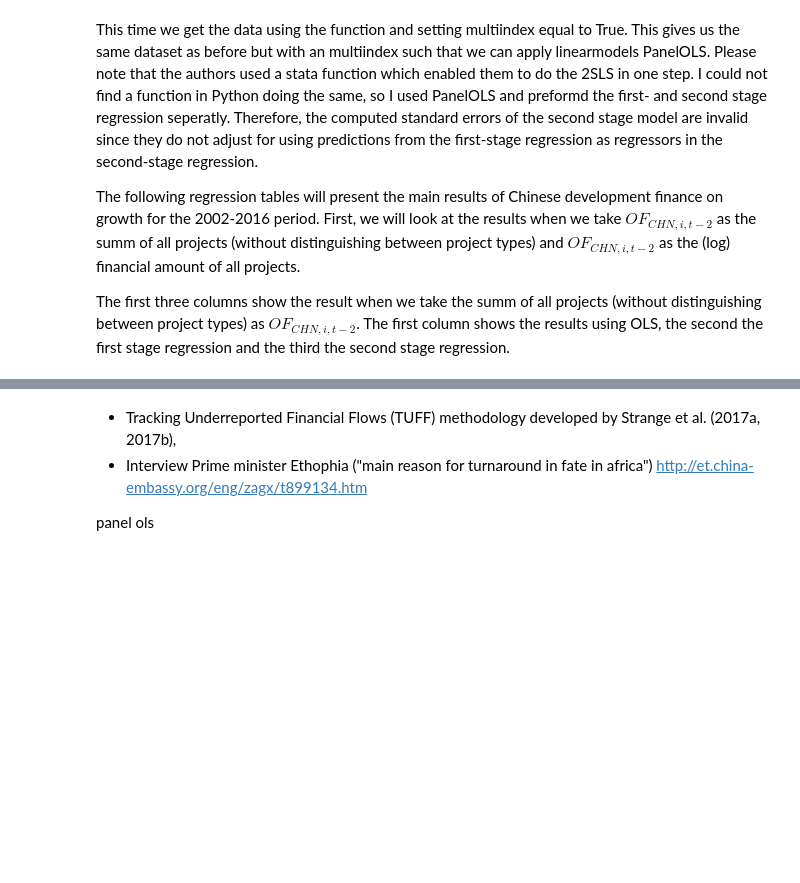
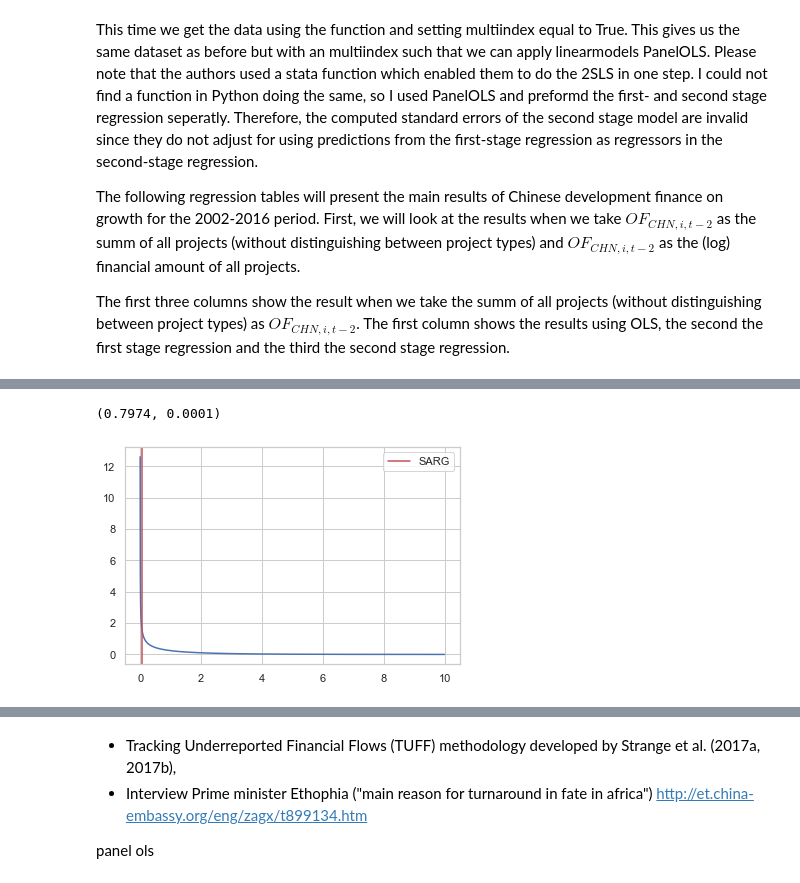
Before and after one commit to JonathanWillnow/ose-data-science-course-project-JonathanWillnow, a Jupyter notebook: JonathanWillnowOSE.ipynb, the cells around one changed output, grey strips where cells are left out. Cells and saved outputs as stored; diff of their text form; code cells hidden in the pictures; blank space fills up the shorter version.

```diff
--- a/JonathanWillnowOSE.ipynb
+++ b/JonathanWillnowOSE.ipynb
@@ -1014,0 +938,46 @@ plt.legend()
+# %%
+def OverindentifyingTest_after_Sargan(FS, SS, plot):
+
+    """ Function to calculate the Chisquared p value for the overidentifying Test after Sargan for the case when we
+    calculated the 2SLS estimator by performing first- and second-stage regression seperatly. The function was designed
+    after Prof. Dr. Horst Rottmann (https://wirtschaftslexikon.gabler.de/definition/sargan-test-52105) and by taking
+    the intuition of Ben Lambert, a research associate at the Imperial College London.
+
+    https://wirtschaftslexikon.gabler.de/definition/sargan-test-52105
+    https://ben-lambert.com/about/
+
+        Args:
+        -------
+            FS = first-stage regression model
+            SS = second-stage regression model
+            plot = boolean, if True we get a plot
+
+        Returns:
+        ---------
+            p_value_chi
+    """
+
+    eps = SS.resids
+    variables = FS.model.exog.vars[1:]
+    dependent = eps
+    exog = data4[variables]
+    mod = lm.panel.PanelOLS(dependent, exog, time_effects = True, entity_effects=True).fit()
+
+    r_squared = mod.rsquared
+    x = np.arange(0, 10, 0.001)
+    point = r_squared * SS.resids.shape[0]
+
+    p_value_chi = 1 - scipy.chi2.cdf(point, 1)
+    if plot == True:
+        f, axs = plt.subplots()
+
+        ax = plt.plot(x, scipy.chi2.pdf(x, df=1))
+        ax = plt.axvline(x=point, color= "r", label = "SARG")
+        plt.legend()
+
+    return(round(p_value_chi,4), round(r_squared,4))
+# %%
+OverindentifyingTest_after_Sargan(FS1, SS1, True)
+# %% [output]
+(0.7974, 0.0001)
+[figure, added]
```
Also changed, not shown: parts of 29 cells of this notebook.
